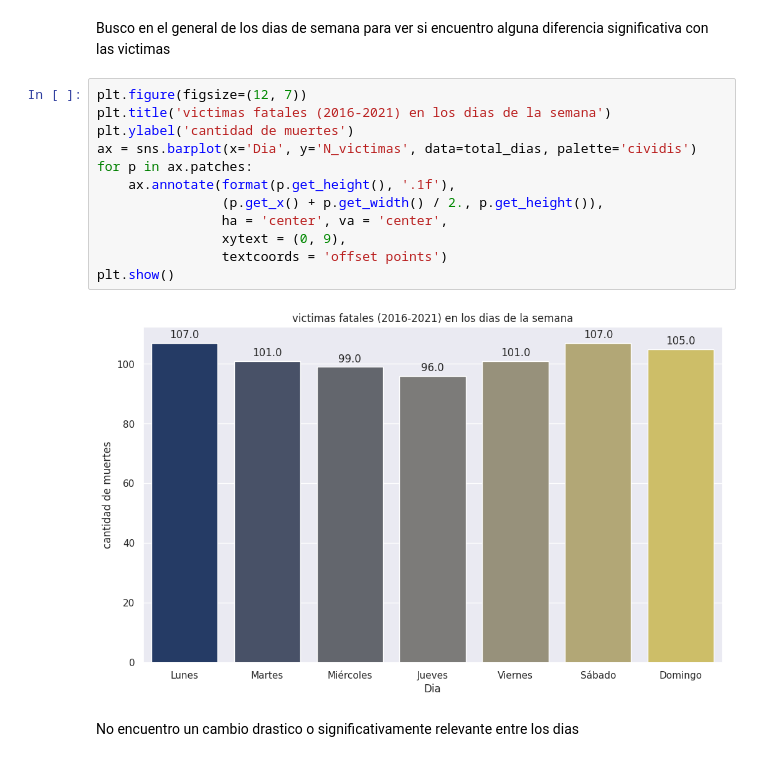
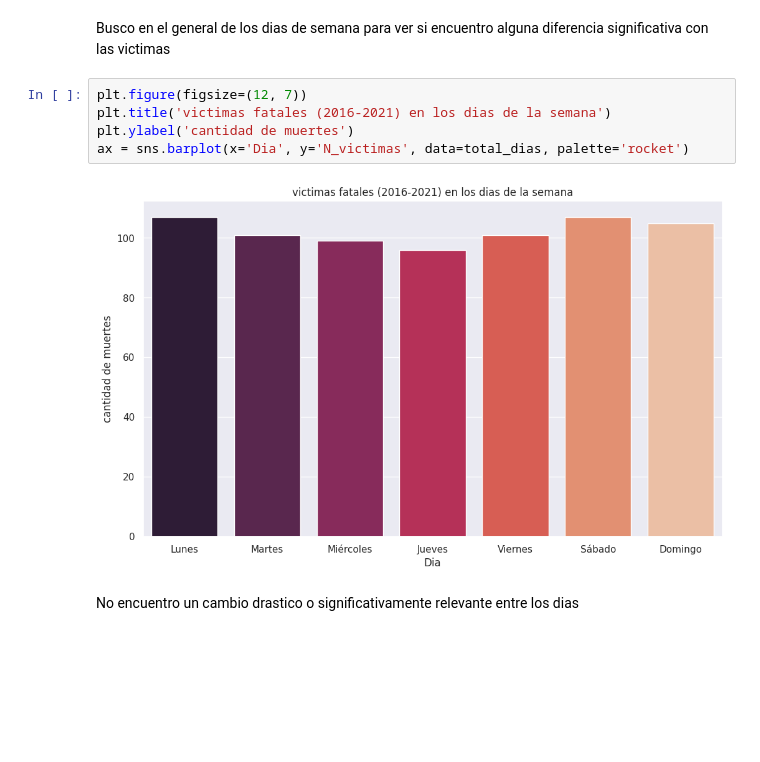
Before and after one commit to matiasbarriosled/PiDa2, a Jupyter notebook: EDA/EDA.ipynb, the cells around one changed output. Drawn from its saved outputs; the diff is of its cells as text; blank space fills up the shorter version.

```diff
--- a/EDA/EDA.ipynb
+++ b/EDA/EDA.ipynb
@@ -291,17 +284,10 @@ Busco en el general de los dias de semana para ver si encuentro alguna diferenci
 # %%
 plt.figure(figsize=(12, 7))
 plt.title('victimas fatales (2016-2021) en los dias de la semana')
 plt.ylabel('cantidad de muertes')
-ax = sns.barplot(x='Dia', y='N_victimas', data=total_dias, palette='cividis')
-for p in ax.patches:
-    ax.annotate(format(p.get_height(), '.1f'),
-                (p.get_x() + p.get_width() / 2., p.get_height()),
-                ha = 'center', va = 'center',
-                xytext = (0, 9),
-                textcoords = 'offset points')
-plt.show()
+ax = sns.barplot(x='Dia', y='N_victimas', data=total_dias, palette='rocket')
 # %% [output]
-[figure, old version]
+[figure, new version]
 # %% [markdown]
 No encuentro un cambio drastico o significativamente relevante entre los dias
 # %% [markdown]
```
Also changed, not shown: parts of 8 cells of this notebook, 1 other file.
